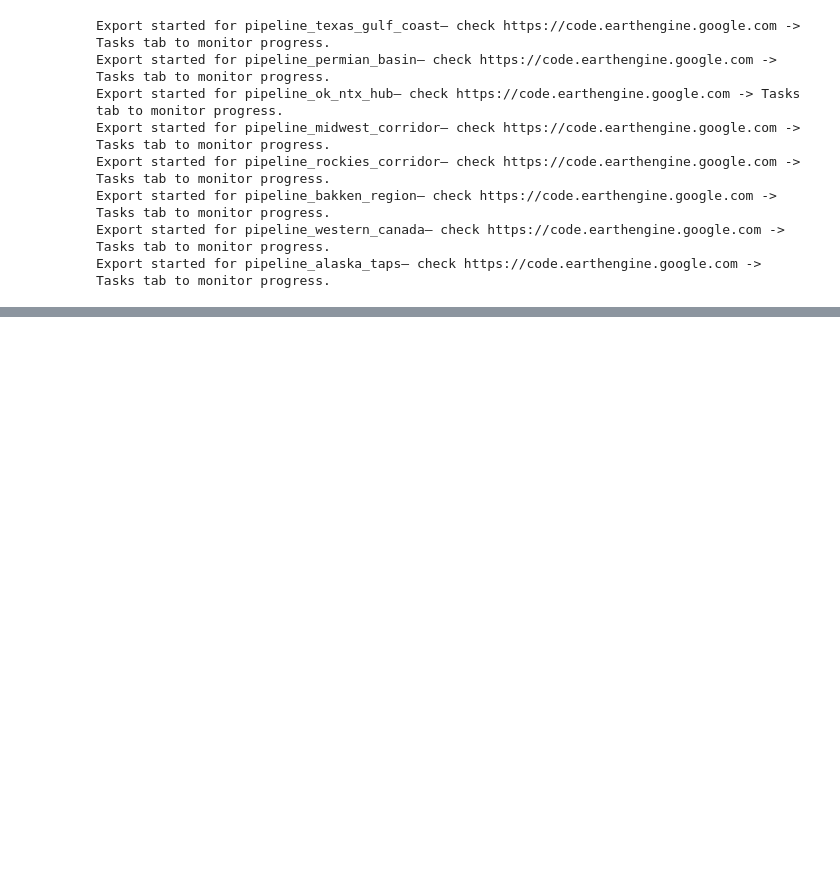
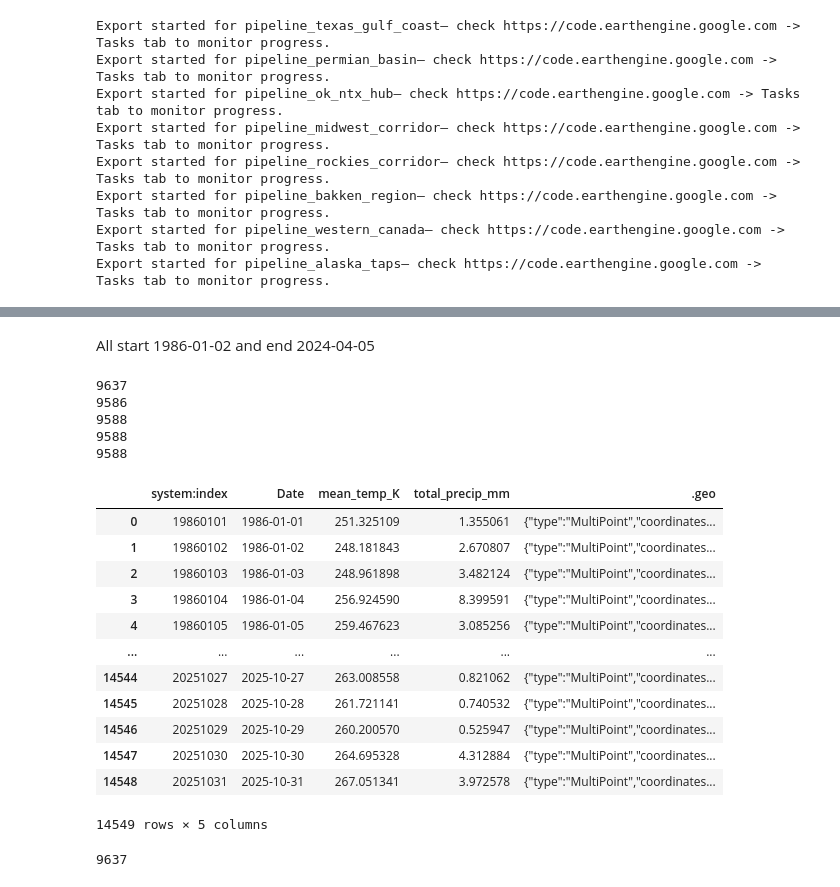
Before and after one commit to ehersch/CS238_Project, a Jupyter notebook: CS238_oil_exploration.ipynb, the cells around one changed output, grey strips where cells are left out. Drawn from its saved outputs; the diff is of its cells as text; code cells hidden in the pictures; blank space fills up the shorter version.

```diff
--- a/CS238_oil_exploration.ipynb
+++ b/CS238_oil_exploration.ipynb
@@ -401,0 +452,2 @@ Export started for pipeline_alaska_taps— check https://code.earthengine.google
+# %% [markdown]
+All start 1986-01-02 and end 2024-04-05
@@ -401,0 +465,34 @@ Export started for pipeline_alaska_taps— check https://code.earthengine.google
+# %%
+print(len(df_spot_oil))
+print(len(matching_dates_in_df_future_1))
+print(len(matching_dates_in_df_future_2))
+print(len(matching_dates_in_df_future_3))
+print(len(matching_dates_in_df_future_4))
+# %% [output]
+9637
+9586
+9588
+9588
+9588
+# %%
+def process_weather(df):
+  df = df.rename(columns={'date': 'Date'})
+  return df
+# %%
+alaska_incoming = pd.read_csv("data/weather_data/incoming_pipeline/pipeline_alaska_taps_dailyaggr.csv")
+alaska_incoming = process_weather(alaska_incoming)
+alaska_incoming
+# %% [output]
+|  | system:index | Date | mean_temp_K | total_precip_mm | .geo |
+| 0 | 19860101 | 1986-01-01 | 251.325109 | 1.355061 | {"type":"MultiPoint","coordinates... |
+| 1 | 19860102 | 1986-01-02 | 248.181843 | 2.670807 | {"type":"MultiPoint","coordinates... |
+| 2 | 19860103 | 1986-01-03 | 248.961898 | 3.482124 | {"type":"MultiPoint","coordinates... |
+| 3 | 19860104 | 1986-01-04 | 256.924590 | 8.399591 | {"type":"MultiPoint","coordinates... |
+| 4 | 19860105 | 1986-01-05 | 259.467623 | 3.085256 | {"type":"MultiPoint","coordinates... |
+| ... | ... | ... | ... | ... | ... |
+| 14544 | 20251027 | 2025-10-27 | 263.008558 | 0.821062 | {"type":"MultiPoint","coordinates... |
+| 14545 | 20251028 | 2025-10-28 | 261.721141 | 0.740532 | {"type":"MultiPoint","coordinates... |
+| 14546 | 20251029 | 2025-10-29 | 260.200570 | 0.525947 | {"type":"MultiPoint","coordinates... |
+| 14547 | 20251030 | 2025-10-30 | 264.695328 | 4.312884 | {"type":"MultiPoint","coordinates... |
+| 14548 | 20251031 | 2025-10-31 | 267.051341 | 3.972578 | {"type":"MultiPoint","coordinates... |
+14549 rows × 5 columns
@@ -401,0 +501,4 @@ Export started for pipeline_alaska_taps— check https://code.earthengine.google
+# %%
+print(len(alaska_incoming_processed))
+# %% [output]
+9637
```
Also changed, not shown: parts of 14 cells of this notebook.
